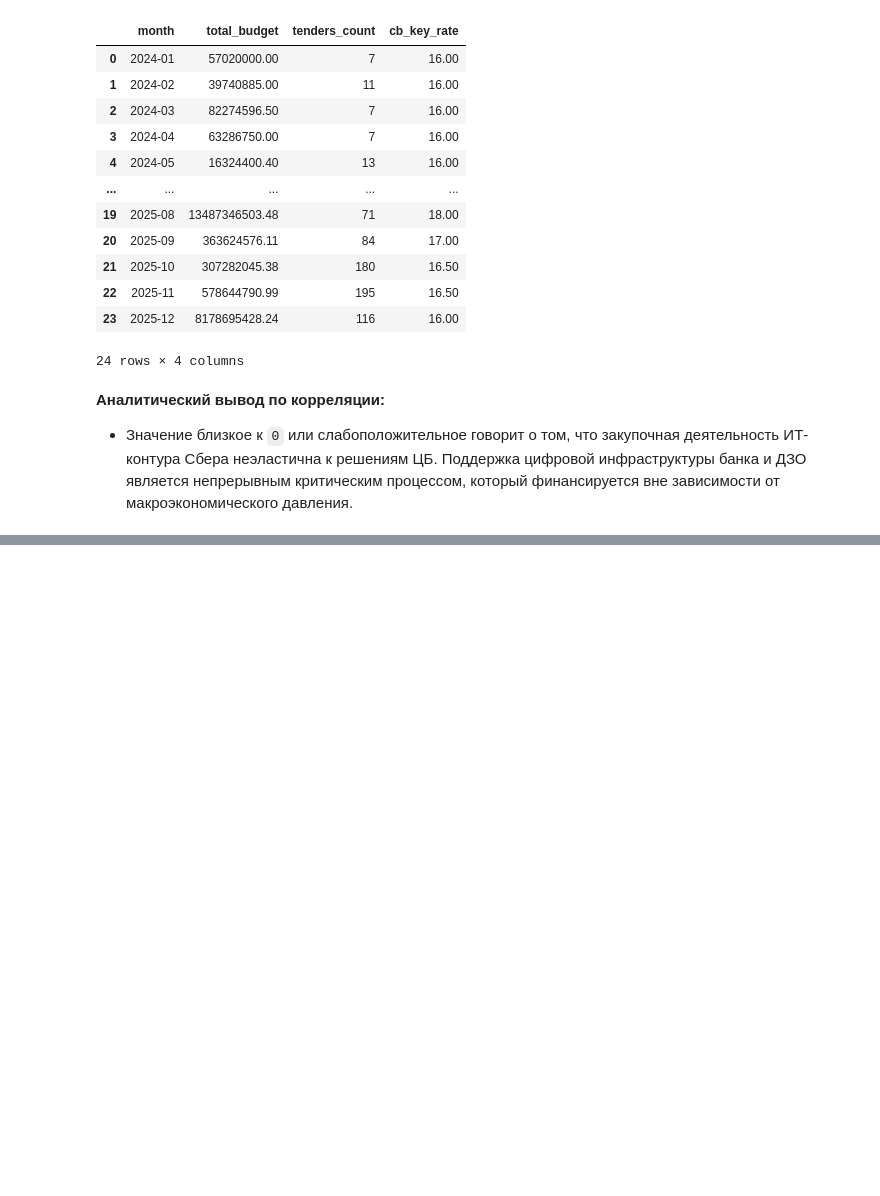
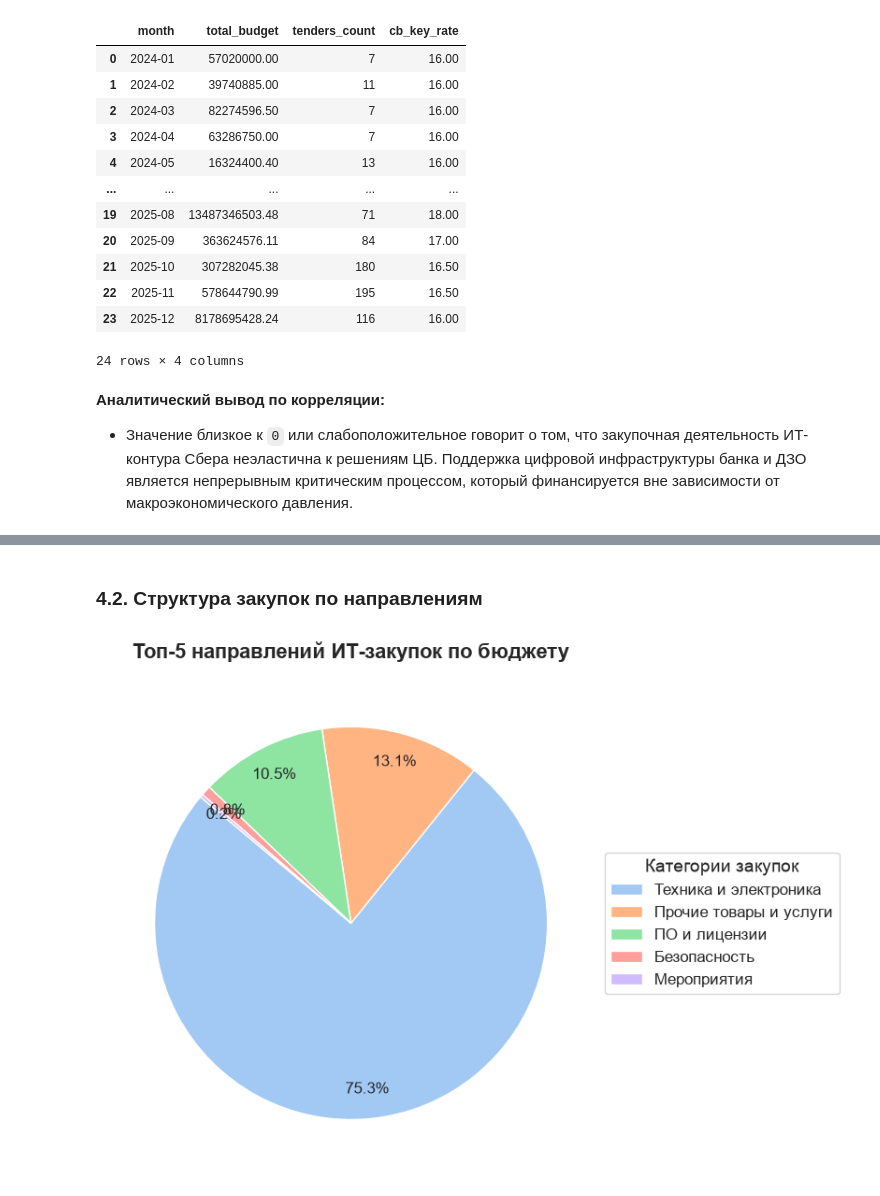
Before and after one commit to zxffg/sber_procurement_audit, a Jupyter notebook: notebooks/procurement_audit.ipynb, the cells around one changed output, grey strips where cells are left out. Cells and saved outputs as stored; diff of their text form; code cells hidden in the pictures; blank space fills up the shorter version.

```diff
--- a/notebooks/procurement_audit.ipynb
+++ b/notebooks/procurement_audit.ipynb
@@ -474,0 +541,38 @@ display(df_correlation)
+# %% [markdown]
+### 4.2. Структура закупок по направлениям
+# %%
+query_structure = """
+SELECT type_name, SUM(initial_amount) as total_budget
+FROM procurement_flat
+WHERE "Статус закупки" NOT IN ('Отменено', 'Отменен(-а)', 'Не состоялся(-ась)')
+GROUP BY type_name
+ORDER BY total_budget DESC
+LIMIT 5;
+"""
+df_structure = pd.read_sql_query(query_structure, conn)
+
+plt.figure(figsize=(12, 6))
+colors = sns.color_palette("pastel")[0:5]
+
+wedges, texts, autotexts = plt.pie(
+    df_structure['total_budget'],
+    labels=None,
+    autopct='%1.1f%%',
+    startangle=140,
+    colors=colors,
+    wedgeprops={'edgecolor': 'white'},
+    pctdistance=0.85
+)
+
+plt.legend(wedges, df_structure['type_name'],
+          title="Категории закупок",
+          loc="center left",
+          bbox_to_anchor=(1, 0, 0.5, 1),
+          fontsize=12,
+          title_fontsize=14)
+
+plt.title('Топ-5 направлений ИТ-закупок по бюджету', fontsize=16, pad=15, fontweight='bold')
+plt.tight_layout()
+plt.show()
+# %% [output]
+[figure, added]
```
Also changed, not shown: parts of 18 cells of this notebook, 2 other files.
